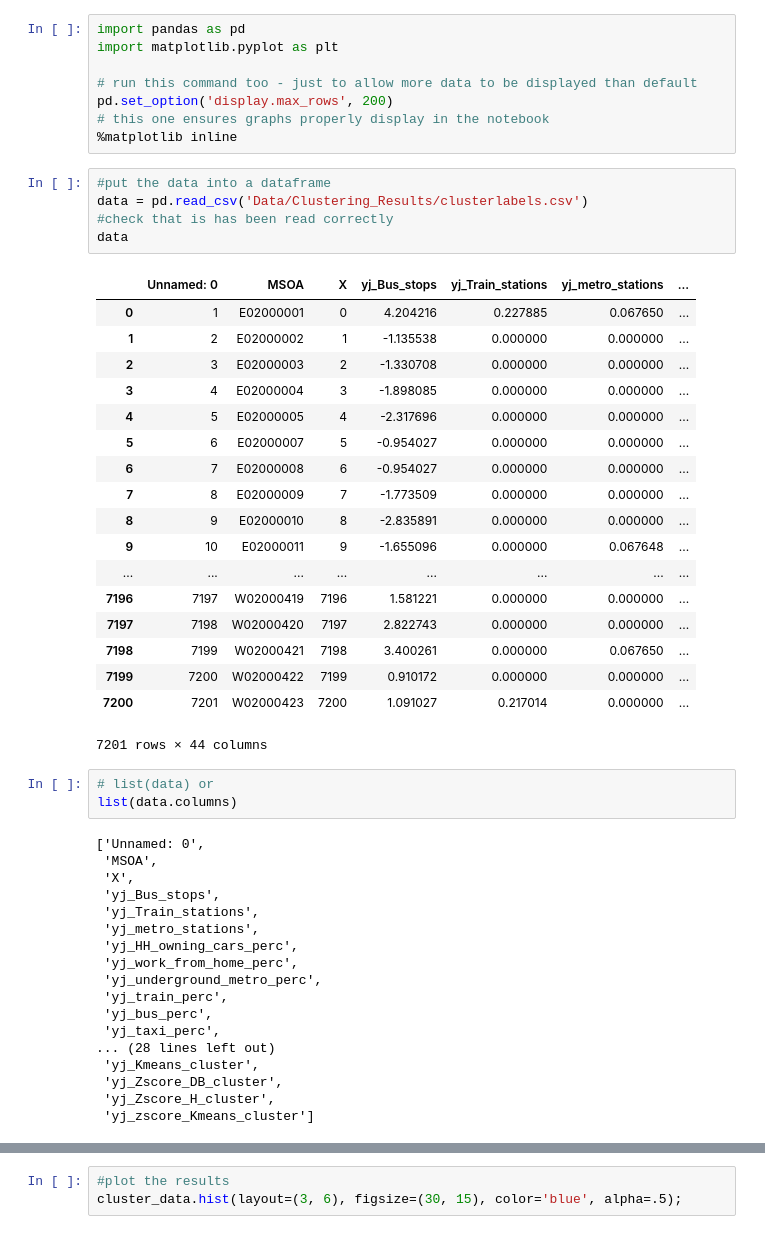
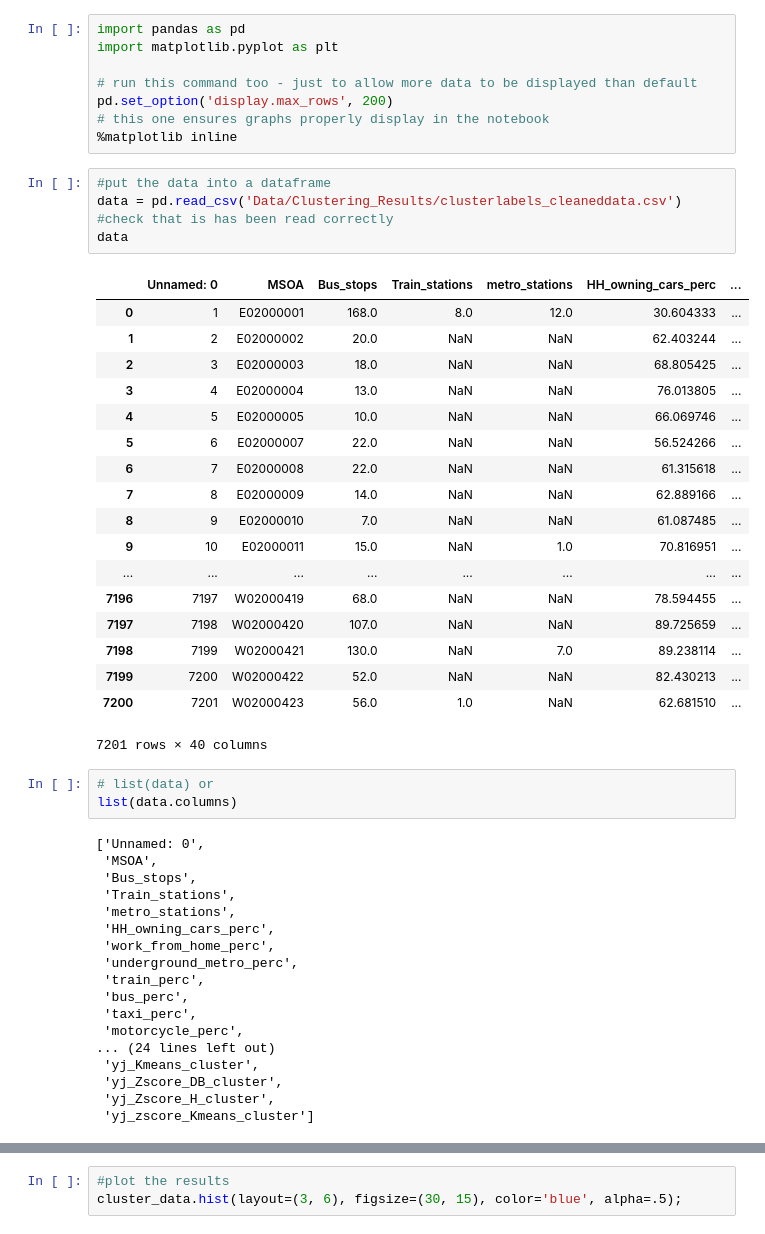
Before and after one commit to natesheehan/spidercartographers, a Jupyter notebook: Scripts/Evaluating Clusters-Philllllip.ipynb, the cells around one changed output, grey strips where cells are left out. Saved outputs shown, nothing was run; the diff lists cells and outputs as text.

```diff
--- a/Scripts/Evaluating Clusters-Philllllip.ipynb
+++ b/Scripts/Evaluating Clusters-Philllllip.ipynb
@@ -8,45 +8,45 @@ pd.set_option('display.max_rows', 200)
 %matplotlib inline
 # %%
 #put the data into a dataframe
-data = pd.read_csv('Data/Clustering_Results/clusterlabels.csv')
+data = pd.read_csv('Data/Clustering_Results/clusterlabels_cleaneddata.csv')
 #check that is has been read correctly
 data
 # %% [output]
-|  | Unnamed: 0 | MSOA | X | yj_Bus_stops | yj_Train_stations | yj_metro_stations | ... |
-| 0 | 1 | E02000001 | 0 | 4.204216 | 0.227885 | 0.067650 | ... |
-| 1 | 2 | E02000002 | 1 | -1.135538 | 0.000000 | 0.000000 | ... |
-| 2 | 3 | E02000003 | 2 | -1.330708 | 0.000000 | 0.000000 | ... |
-| 3 | 4 | E02000004 | 3 | -1.898085 | 0.000000 | 0.000000 | ... |
-| 4 | 5 | E02000005 | 4 | -2.317696 | 0.000000 | 0.000000 | ... |
-| 5 | 6 | E02000007 | 5 | -0.954027 | 0.000000 | 0.000000 | ... |
-| 6 | 7 | E02000008 | 6 | -0.954027 | 0.000000 | 0.000000 | ... |
-| 7 | 8 | E02000009 | 7 | -1.773509 | 0.000000 | 0.000000 | ... |
-| 8 | 9 | E02000010 | 8 | -2.835891 | 0.000000 | 0.000000 | ... |
-| 9 | 10 | E02000011 | 9 | -1.655096 | 0.000000 | 0.067648 | ... |
+|  | Unnamed: 0 | MSOA | Bus_stops | Train_stations | metro_stations | HH_owning_cars_perc | ... |
+| 0 | 1 | E02000001 | 168.0 | 8.0 | 12.0 | 30.604333 | ... |
+| 1 | 2 | E02000002 | 20.0 | NaN | NaN | 62.403244 | ... |
+| 2 | 3 | E02000003 | 18.0 | NaN | NaN | 68.805425 | ... |
+| 3 | 4 | E02000004 | 13.0 | NaN | NaN | 76.013805 | ... |
+| 4 | 5 | E02000005 | 10.0 | NaN | NaN | 66.069746 | ... |
+| 5 | 6 | E02000007 | 22.0 | NaN | NaN | 56.524266 | ... |
+| 6 | 7 | E02000008 | 22.0 | NaN | NaN | 61.315618 | ... |
+| 7 | 8 | E02000009 | 14.0 | NaN | NaN | 62.889166 | ... |
+| 8 | 9 | E02000010 | 7.0 | NaN | NaN | 61.087485 | ... |
+| 9 | 10 | E02000011 | 15.0 | NaN | 1.0 | 70.816951 | ... |
 | ... | ... | ... | ... | ... | ... | ... | ... |
-| 7196 | 7197 | W02000419 | 7196 | 1.581221 | 0.000000 | 0.000000 | ... |
-| 7197 | 7198 | W02000420 | 7197 | 2.822743 | 0.000000 | 0.000000 | ... |
-| 7198 | 7199 | W02000421 | 7198 | 3.400261 | 0.000000 | 0.067650 | ... |
-| 7199 | 7200 | W02000422 | 7199 | 0.910172 | 0.000000 | 0.000000 | ... |
-| 7200 | 7201 | W02000423 | 7200 | 1.091027 | 0.217014 | 0.000000 | ... |
+| 7196 | 7197 | W02000419 | 68.0 | NaN | NaN | 78.594455 | ... |
+| 7197 | 7198 | W02000420 | 107.0 | NaN | NaN | 89.725659 | ... |
+| 7198 | 7199 | W02000421 | 130.0 | NaN | 7.0 | 89.238114 | ... |
+| 7199 | 7200 | W02000422 | 52.0 | NaN | NaN | 82.430213 | ... |
+| 7200 | 7201 | W02000423 | 56.0 | 1.0 | NaN | 62.681510 | ... |
-7201 rows × 44 columns
+7201 rows × 40 columns
 # %%
 # list(data) or
 list(data.columns)
 # %% [output]
 ['Unnamed: 0',
  'MSOA',
- 'X',
- 'yj_Bus_stops',
- 'yj_Train_stations',
- 'yj_metro_stations',
- 'yj_HH_owning_cars_perc',
- 'yj_work_from_home_perc',
- 'yj_underground_metro_perc',
- 'yj_train_perc',
- 'yj_bus_perc',
- 'yj_taxi_perc',
-... (28 lines left out)
+ 'Bus_stops',
+ 'Train_stations',
+ 'metro_stations',
+ 'HH_owning_cars_perc',
+ 'work_from_home_perc',
+ 'underground_metro_perc',
+ 'train_perc',
+ 'bus_perc',
+ 'taxi_perc',
+ 'motorcycle_perc',
+... (24 lines left out)
  'yj_Kmeans_cluster',
  'yj_Zscore_DB_cluster',
  'yj_Zscore_H_cluster',
```
Also changed, not shown: parts of 2 cells of this notebook.
